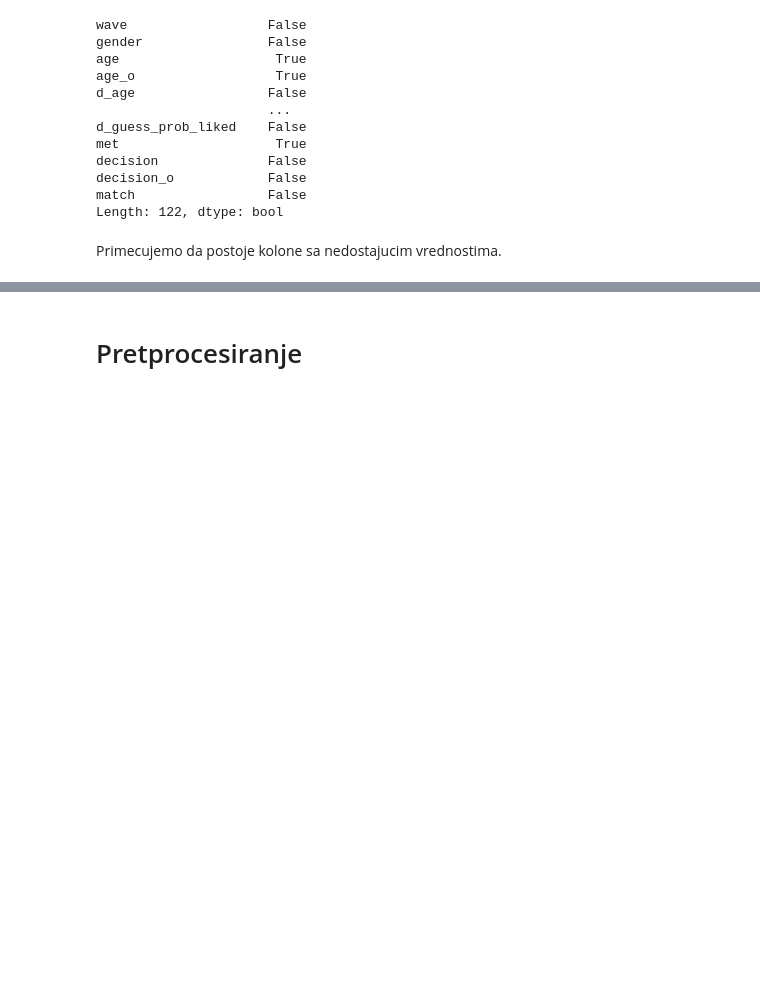
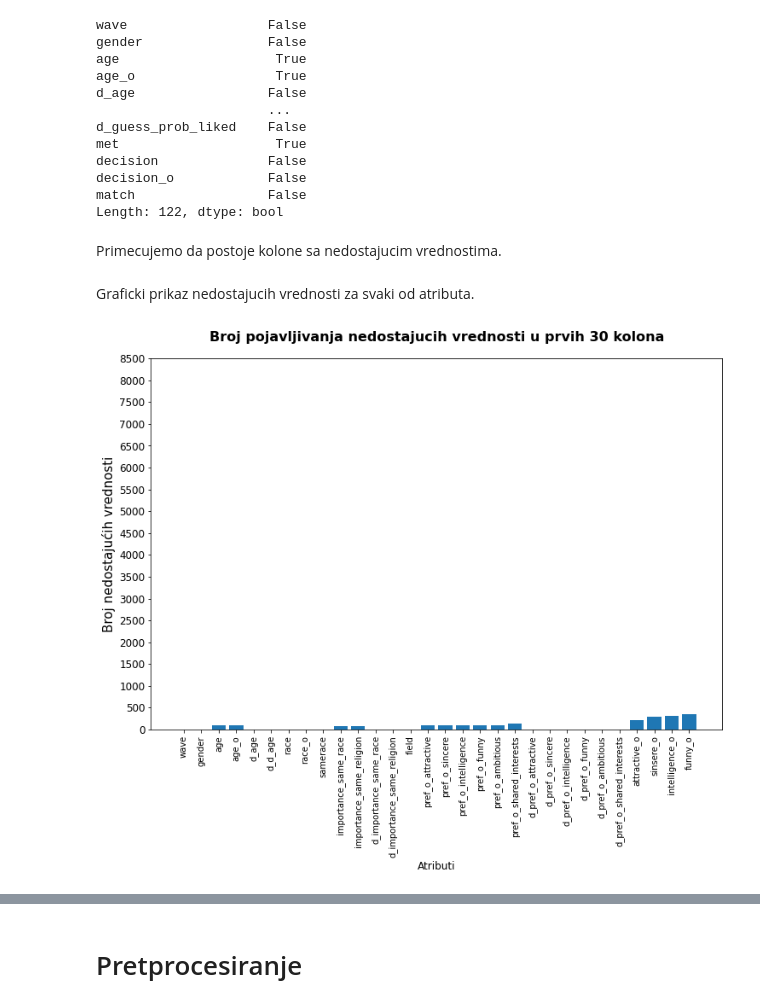
Before and after one commit to MATF-istrazivanje-podataka-1/2023_Data_Mining_SpeedDating_Dataset, a Jupyter notebook: analizaIPretprocesiranje.ipynb, the cells around one changed output, grey strips where cells are left out. Drawn from its saved outputs; the diff is of its cells as text; code cells hidden in the pictures; blank space fills up the shorter version.

Commit message:
dodat graficki prikaz ned.vrednosti

```diff
--- a/analizaIPretprocesiranje.ipynb
+++ b/analizaIPretprocesiranje.ipynb
@@ -103,3 +103,22 @@ match                 False
 Length: 122, dtype: bool
 # %% [markdown]
 Primecujemo da postoje kolone sa nedostajucim vrednostima.
+# %% [markdown]
+Graficki prikaz nedostajucih vrednosti za svaki od atributa.
+# %%
+
+nan = data.isna().sum()
+
+plt.figure(figsize=(12, 8))
+plt.bar(nan[0:30].index, nan[0:30].values)
+
+plt.title('Broj pojavljivanja nedostajucih vrednosti u prvih 30 kolona', fontsize=16, fontweight='bold', pad=20)
+plt.xlabel('Atributi',fontsize=12)
+plt.ylabel('Broj nedostajućih vrednosti',fontsize=15)
+
+plt.xticks(rotation=90,fontsize=10)
+plt.yticks(np.arange(0, 9000,500), fontsize=12)
+
+plt.show()
+# %% [output]
+[figure, added]
```
Also changed, not shown: parts of 6 cells of this notebook.
